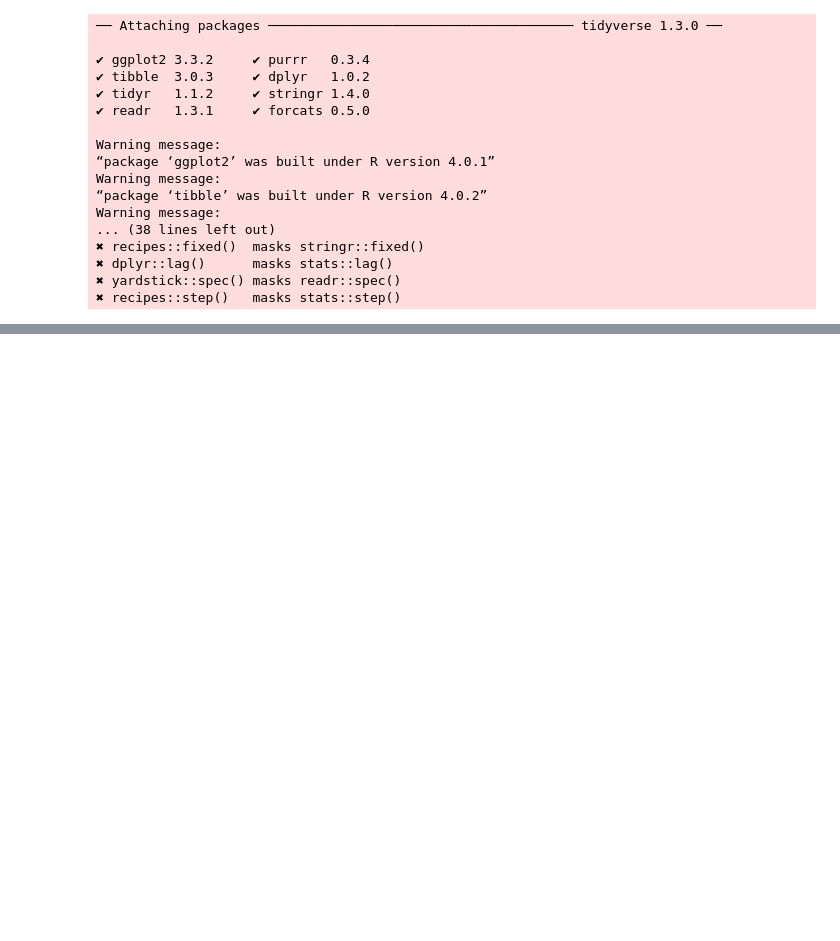
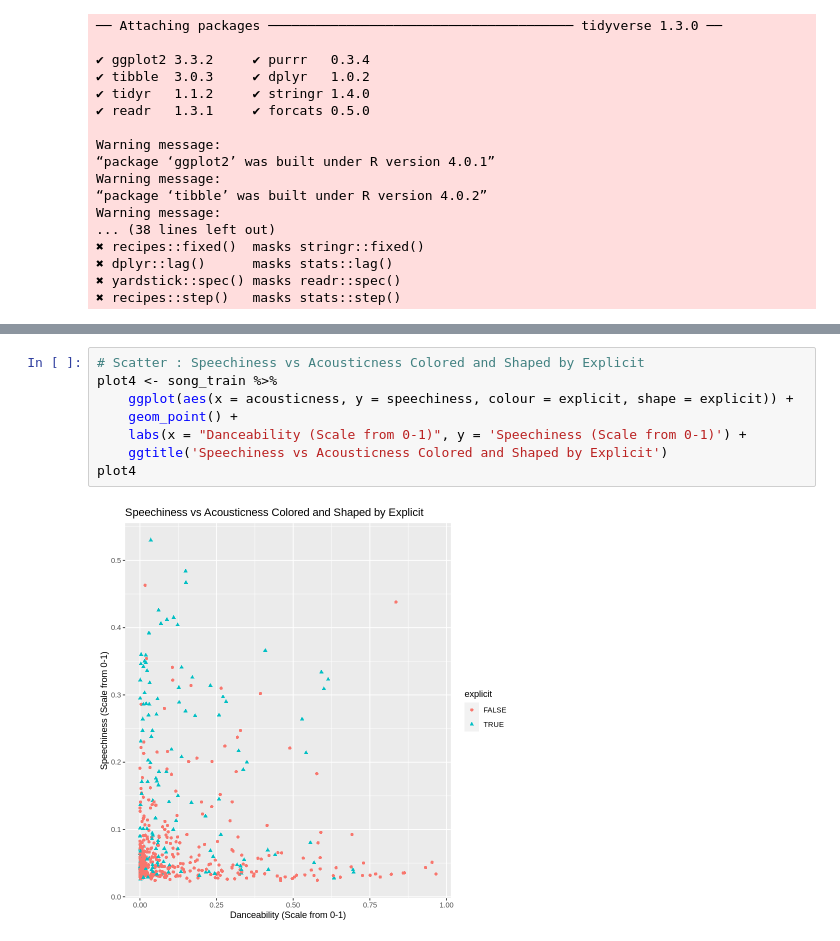
Before and after one commit to SugarLucas/dsci_100_project, a Jupyter notebook: spotify_top_hits.ipynb, the cells around one changed output, grey strips where cells are left out. Drawn from its saved outputs; the diff is of its cells as text; blank space fills up the shorter version.

```diff
--- a/spotify_top_hits.ipynb
+++ b/spotify_top_hits.ipynb
@@ -62,0 +177,10 @@ A spec_tbl_df: 2000 × 18
+# %%
+# Scatter : Speechiness vs Acousticness Colored and Shaped by Explicit
+plot4 <- song_train %>%
+    ggplot(aes(x = acousticness, y = speechiness, colour = explicit, shape = explicit)) +
+    geom_point() +
+    labs(x = "Danceability (Scale from 0-1)", y = 'Speechiness (Scale from 0-1)') +
+    ggtitle('Speechiness vs Acousticness Colored and Shaped by Explicit')
+plot4
+# %% [output]
+[figure, added]
```
Also changed, not shown: parts of 9 cells of this notebook.
